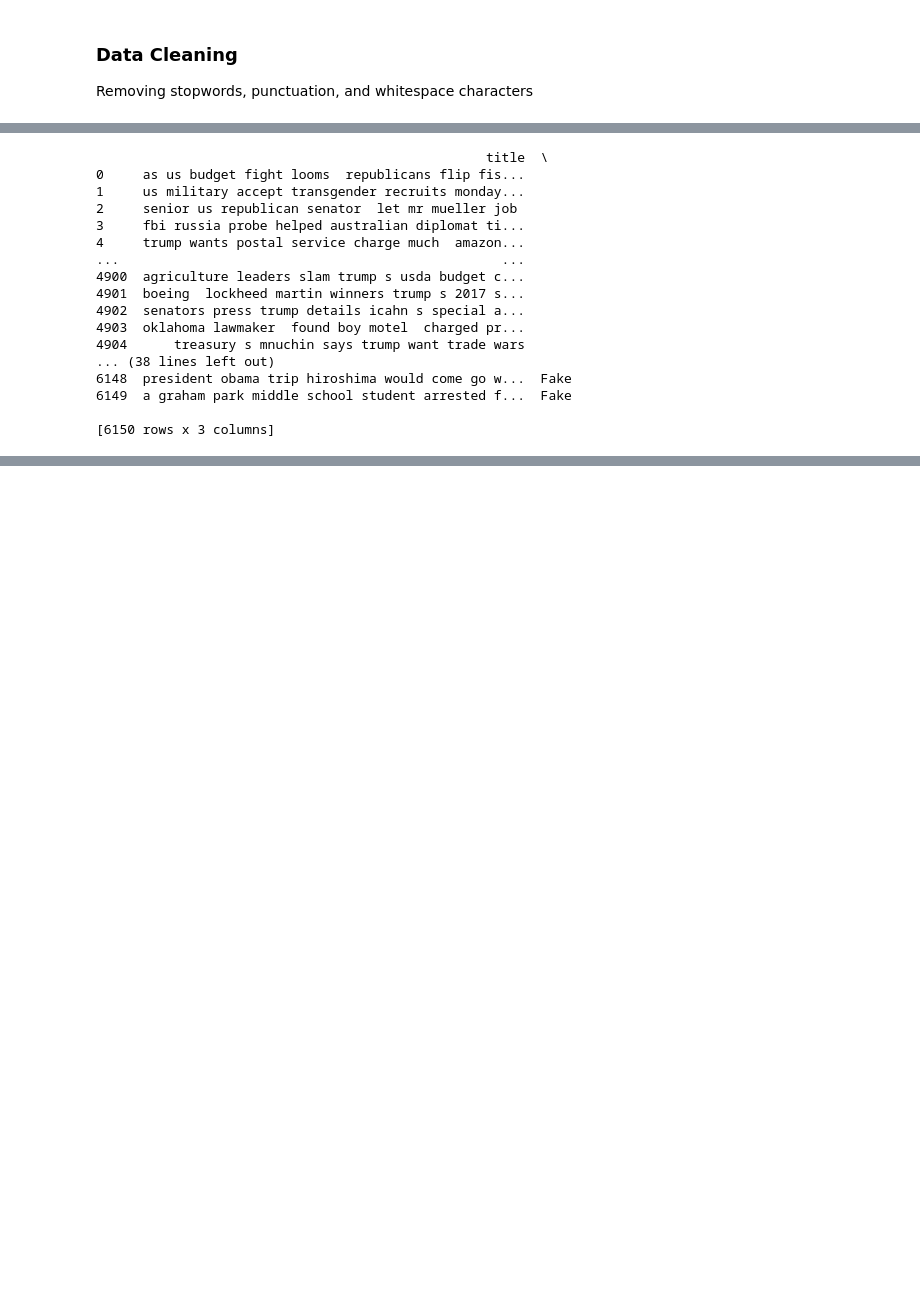
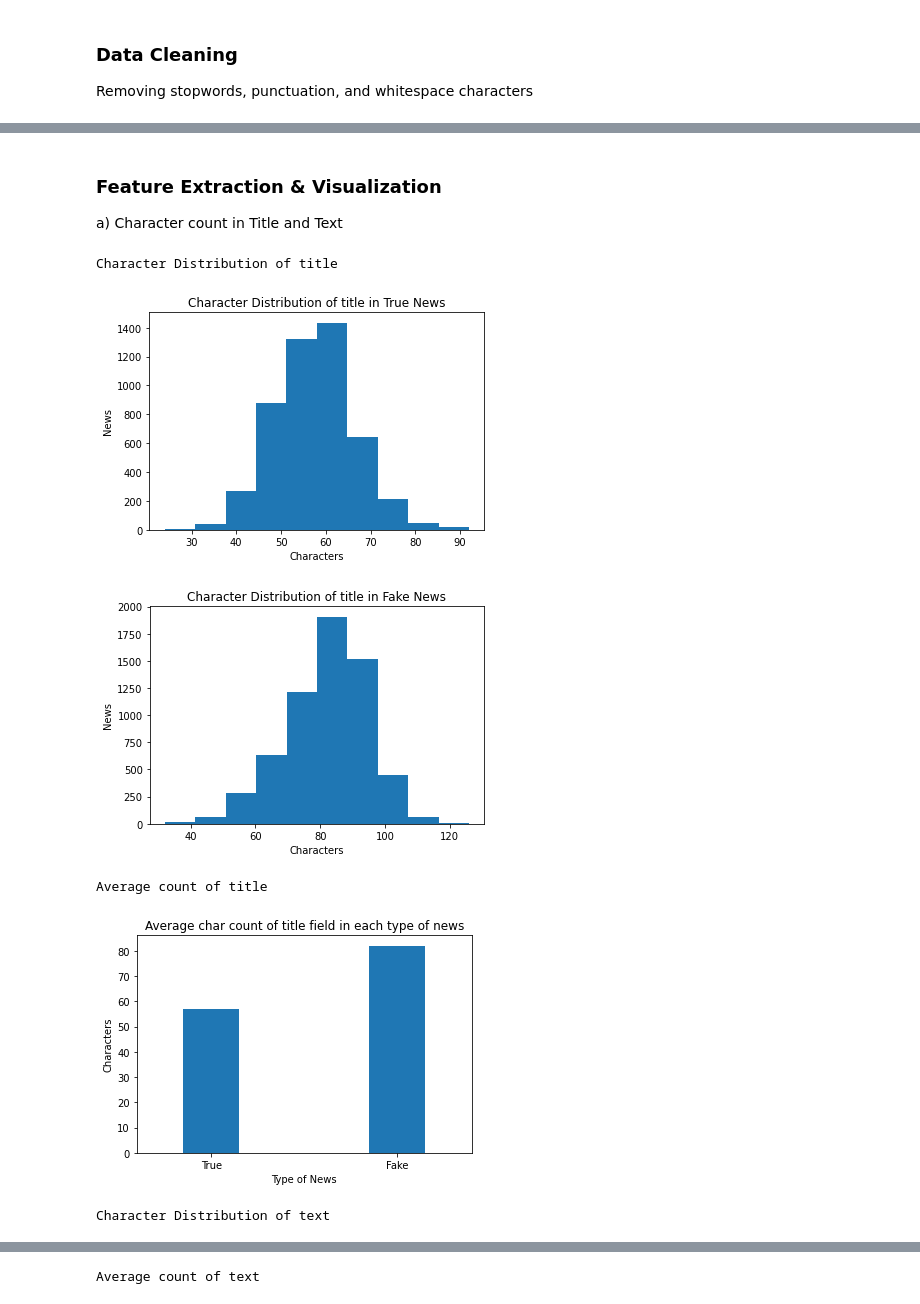
Before and after one commit to PJO017/Fake-News-Detection-Project, a Jupyter notebook: Fake News Detection.ipynb, the cells around one changed output, grey strips where cells are left out. Cells and saved outputs as stored; diff of their text form; code cells hidden in the pictures; blank space fills up the shorter version.

Commit message:
Add character distribution, average and visualizations

```diff
--- a/Fake News Detection.ipynb
+++ b/Fake News Detection.ipynb
@@ -142,21 +163,45 @@ dfFake = preprocess(dfFake)
+# %% [markdown]
+### Feature Extraction & Visualization
+a) Character count in Title and Text
 # %%
-print(dfTrue)
-print(dfFake)
+def getCharCount(df, field):
+  return [len(text) for text in df[field].to_list()]
+
+def histogram_char_count(df, count, field, label):
+  plt.hist(count)
+  plt.xlabel("Characters")
+  plt.ylabel("News")
+  plt.title(f'Character Distribution of {field} in {label} News')
+  plt.show()
+
+def plot_avg_char_count(dfTrue, dfFake, field, countTrue, countFake):
+  avg_count_true = int(np.average(countTrue))
+  avg_count_fake = int(np.mean(countFake))
+
+  df = pd.DataFrame([['True', int(avg_count_true)], ['Fake', int(avg_count_fake)]], columns=['News', 'Characters'])
+  df.plot(x='News', y='Characters', kind='bar', width=0.3, xlabel='Type of News', legend=False,
+                    ylabel='Characters', title=f'Average char count of {field} field in each type of news')
+  plt.xticks(rotation=0)
+  plt.show()
+
+
+def char_stats(dfTrue, dfFake, field):
+  print(f"Character Distribution of {field}")
+  true_char_count= getCharCount(dfTrue, field)
+  histogram_char_count(dfTrue, true_char_count, field, "True")
+
+  fake_char_count = getCharCount(dfFake, field)
+  histogram_char_count(dfFake, fake_char_count, field, "Fake")
+
+  print(f"Average count of {field}")
+  plot_avg_char_count(dfTrue, dfFake, field, true_char_count, fake_char_count)
-# %% [output]
-                                                  title  \
-0     as us budget fight looms  republicans flip fis...
-1     us military accept transgender recruits monday...
-2     senior us republican senator  let mr mueller job
-3     fbi russia probe helped australian diplomat ti...
-4     trump wants postal service charge much  amazon...
-...                                                 ...
-4900  agriculture leaders slam trump s usda budget c...
-4901  boeing  lockheed martin winners trump s 2017 s...
-4902  senators press trump details icahn s special a...
-4903  oklahoma lawmaker  found boy motel  charged pr...
-4904      treasury s mnuchin says trump want trade wars
-... (38 lines left out)
-6148  president obama trip hiroshima would come go w...  Fake
-6149  a graham park middle school student arrested f...  Fake
-
-[6150 rows x 3 columns]
+# %%
+char_stats(dfTrue, dfFake, 'title')
+char_stats(dfTrue, dfFake, 'text')
+# %% [output]
+Character Distribution of title
+[figure, added]
+[figure, added]
+Average count of title
+[figure, added]
+Character Distribution of text
@@ -162,0 +210 @@ print(dfFake)
+Average count of text
```
Also changed, not shown: parts of 4 cells of this notebook.
